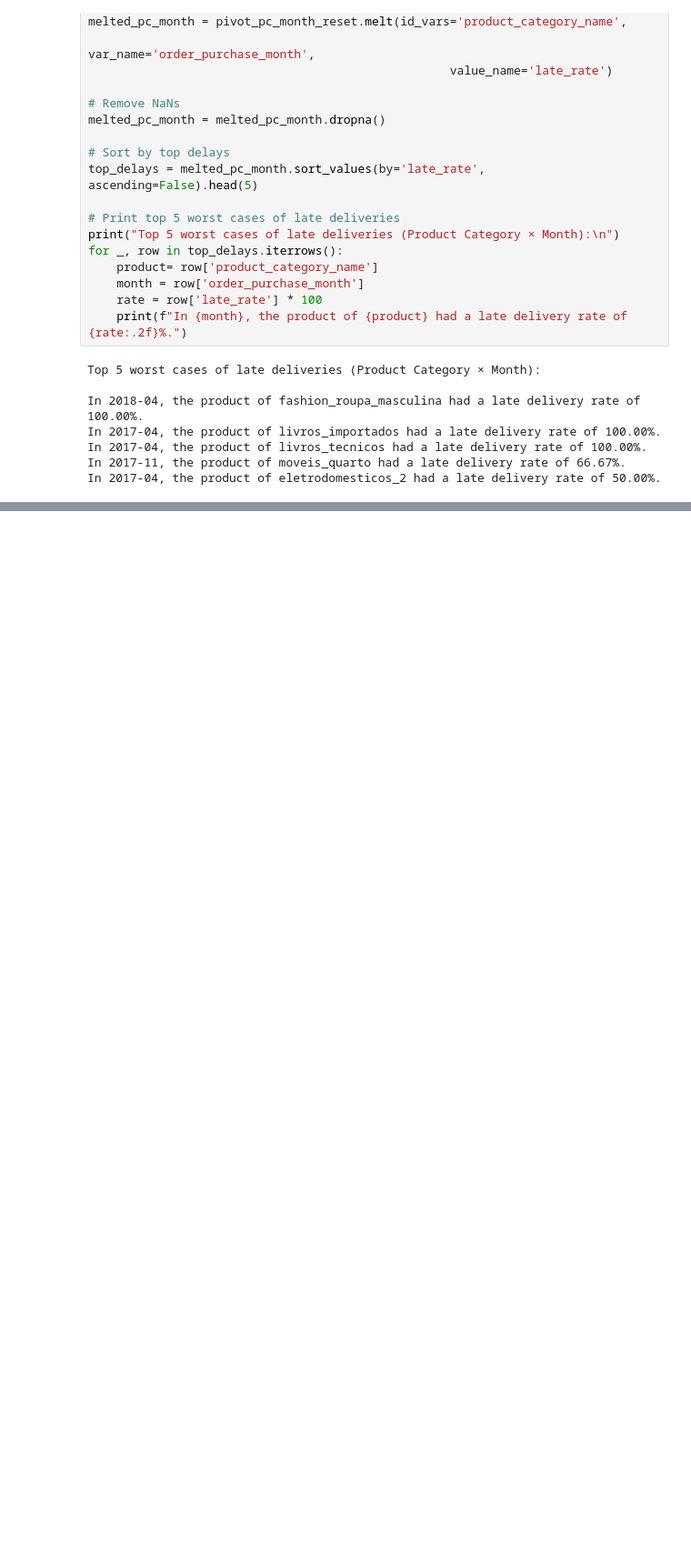
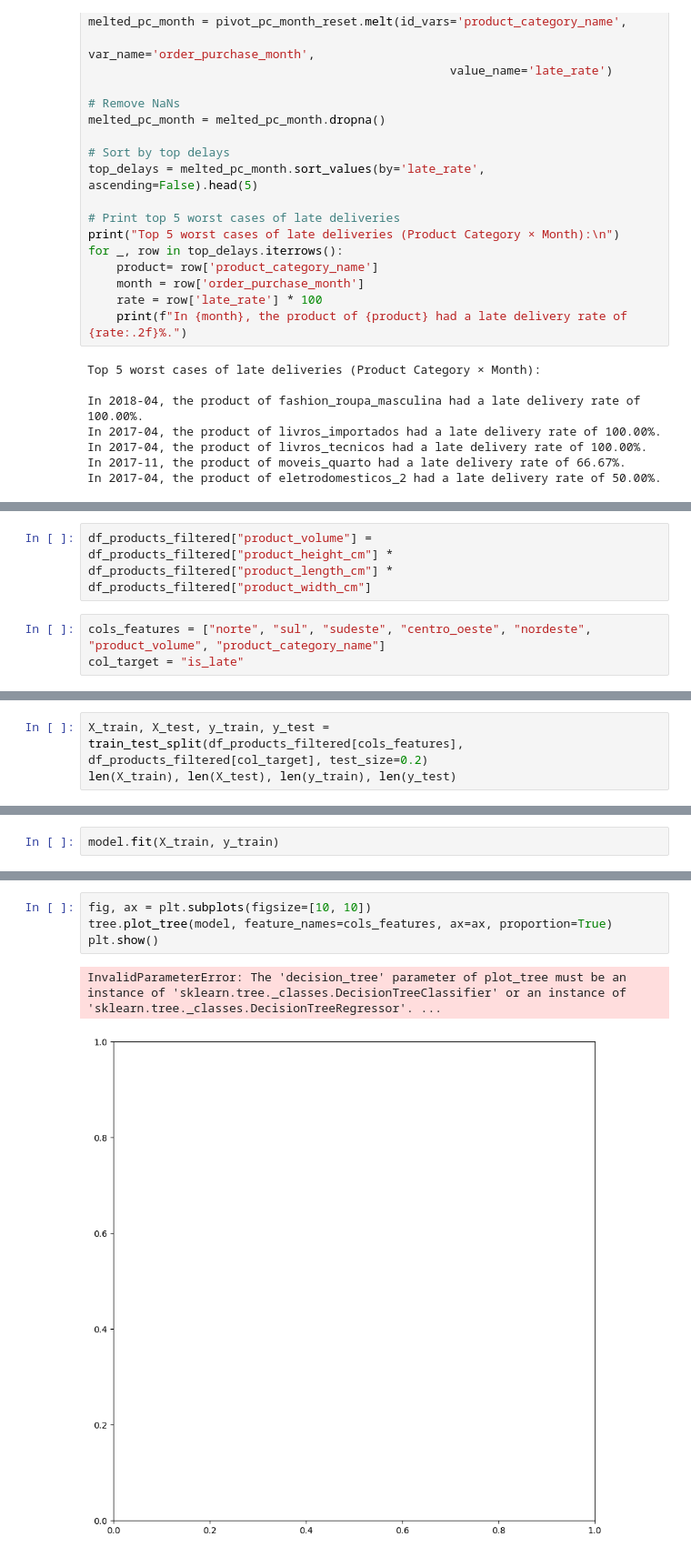
Before and after one commit to rickaof/Portfolio, a Jupyter notebook: Ecommerce_Analysis/notebooks/data_preparation.ipynb, the cells around one changed output, grey strips where cells are left out. Shown at 91% size. Drawn from its saved outputs; the diff is of its cells as text; blank space fills up the shorter version.

Commit message:
feat: first modeling

```diff
--- a/Ecommerce_Analysis/notebooks/data_preparation.ipynb
+++ b/Ecommerce_Analysis/notebooks/data_preparation.ipynb
@@ -985,0 +1008,5 @@ In 2017-04, the product of eletrodomesticos_2 had a late delivery rate of 50.00%
+# %%
+df_products_filtered["product_volume"] = df_products_filtered["product_height_cm"] * df_products_filtered["product_length_cm"] * df_products_filtered["product_width_cm"]
+# %%
+cols_features = ["norte", "sul", "sudeste", "centro_oeste", "nordeste", "product_volume", "product_category_name"]
+col_target = "is_late"
@@ -985,0 +1015,3 @@ In 2017-04, the product of eletrodomesticos_2 had a late delivery rate of 50.00%
+# %%
+X_train, X_test, y_train, y_test = train_test_split(df_products_filtered[cols_features], df_products_filtered[col_target], test_size=0.2)
+len(X_train), len(X_test), len(y_train), len(y_test)
@@ -985,0 +1020,2 @@ In 2017-04, the product of eletrodomesticos_2 had a late delivery rate of 50.00%
+# %%
+model.fit(X_train, y_train)
@@ -985,0 +1048,7 @@ In 2017-04, the product of eletrodomesticos_2 had a late delivery rate of 50.00%
+# %%
+fig, ax = plt.subplots(figsize=[10, 10])
+tree.plot_tree(model, feature_names=cols_features, ax=ax, proportion=True)
+plt.show()
+# %% [output]
+InvalidParameterError: The 'decision_tree' parameter of plot_tree must be an instance of 'sklearn.tree._classes.DecisionTreeClassifier' or an instance of 'sklearn.tree._classes.DecisionTreeRegressor'. ...
+[figure, added]
```
Also changed, not shown: parts of 21 cells of this notebook.
